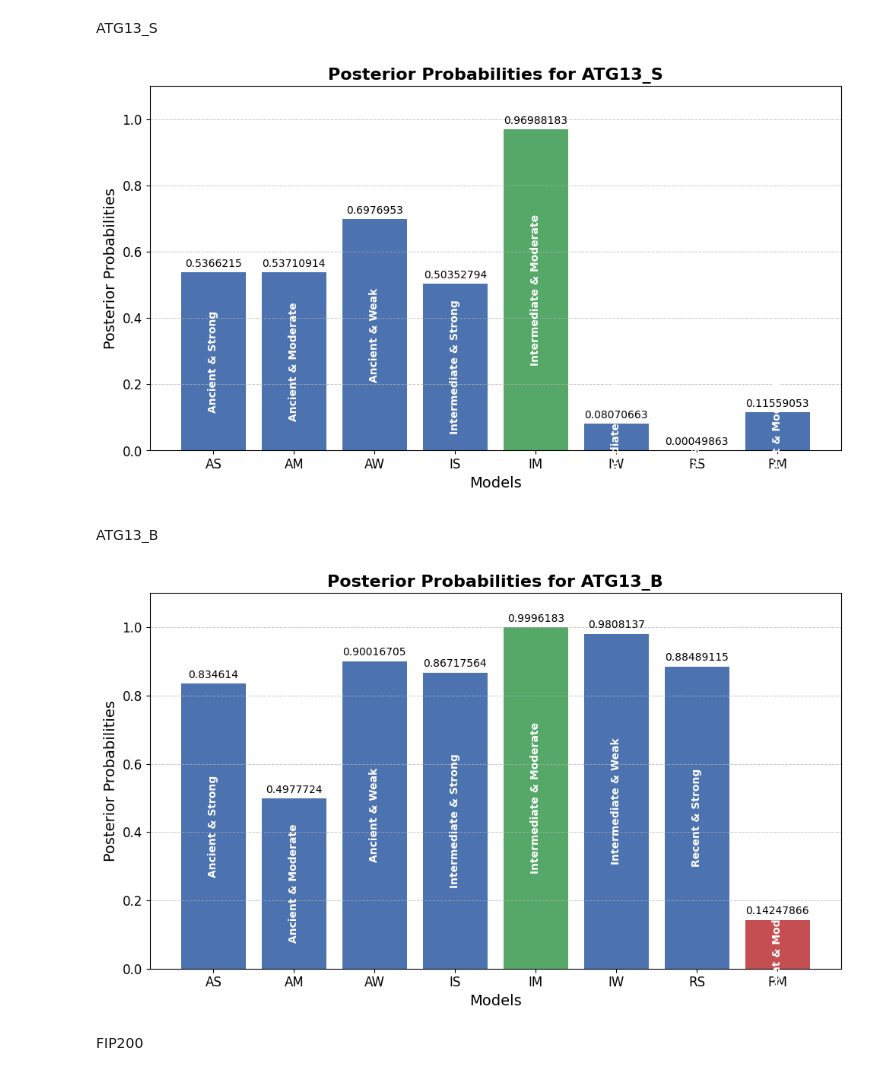
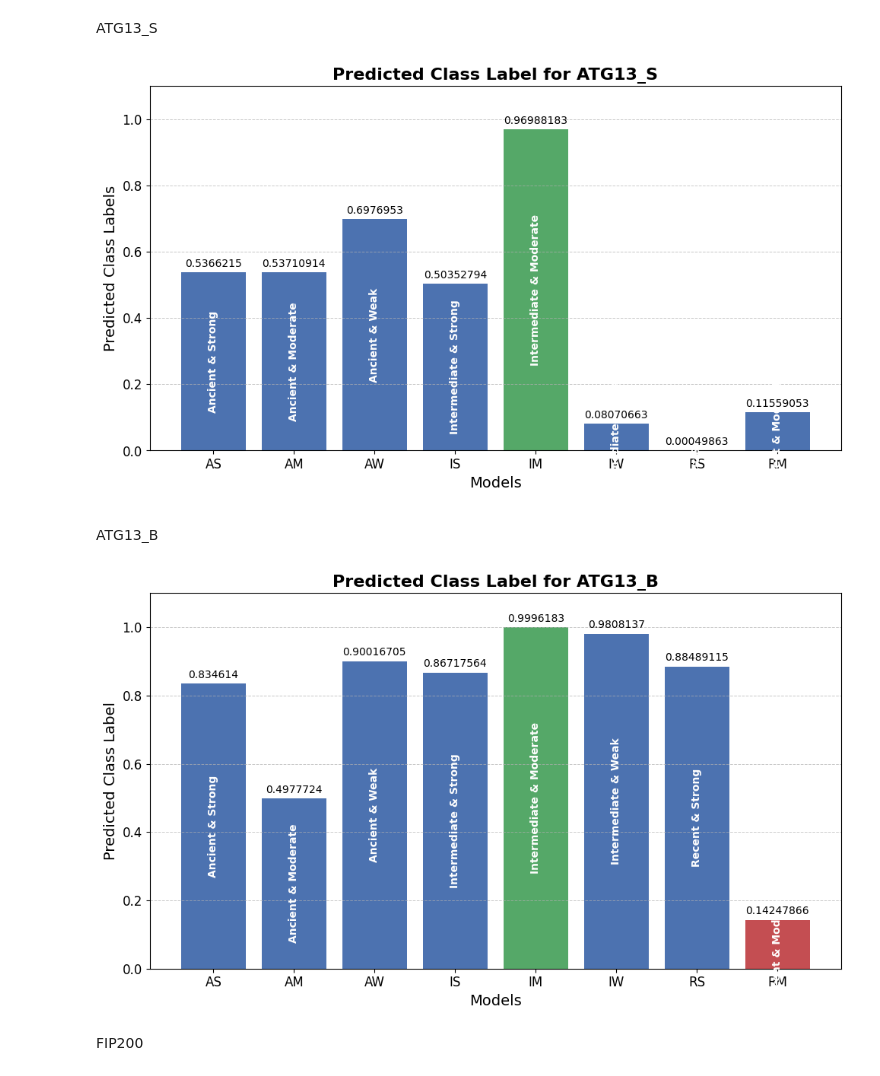
Before and after one commit to Djinho/EvoNet-CNN-Insight, a Jupyter notebook: Autophagy_related_Genes/Autophagy_Related_Genes_test.ipynb, the cells around one changed output. Cells and saved outputs as stored; diff of their text form; code cells hidden in the pictures.

```diff
--- a/Autophagy_related_Genes/Autophagy_Related_Genes_test.ipynb
+++ b/Autophagy_related_Genes/Autophagy_Related_Genes_test.ipynb
@@ -486,7 +486,7 @@ full_names = [
     'Recent & Moderate'
 ]
 
-posterior_probabilities = [
+predicted_class = [
     0.5366215,
     0.53710914,
     0.6976953,
@@ -499,46 +499,46 @@ posterior_probabilities = [
 
 # Color highlighting for highest and lowest values
 colors = ['#4c72b0'] * len(models)  # A more neutral blue color for all bars
-max_index = np.argmax(posterior_probabilities)
-min_index = np.argmin(posterior_probabilities)
+max_index = np.argmax(predicted_class)
+min_index = np.argmin(predicted_class)
 colors[max_index] = '#55a868'  # Green for the highest value
 colors[min_index] = '#c44e52'  # Red for the lowest value
 
 # Plotting
 plt.figure(figsize=(10, 6))
-bars = plt.bar(models, posterior_probabilities, color=colors)
+bars = plt.bar(models, predicted_class, color=colors)
 plt.xlabel('Models', fontsize=14)
-plt.ylabel('Posterior Probabilities', fontsize=14)
-plt.title('Posterior Probabilities for ATG13_S', fontsize=16, weight='bold')
+plt.ylabel('Predicted Class Labels', fontsize=14)
+plt.title('Predicted Class Label for ATG13_S', fontsize=16, weight='bold')
 plt.ylim(0, 1.1)  # Adjust y-axis limit for better visibility
 
 # Adding full names inside the bars, vertically
 for bar, full_name in zip(bars, full_names):
     yval = bar.get_height()
     plt.text(
         bar.get_x() + bar.get_width()/2, yval / 2,  # Place in the middle of the bar
         full_name,
         ha='center',
         va='center',
         rotation='vertical',
         fontsize=10,
         color='white',
         weight='bold'
     )
     plt.text(bar.get_x() + bar.get_width()/2, yval + 0.01, round(yval, 8), ha='center', va='bottom', fontsize=10)
 
 # Adding gridlines for a more scientific look
 plt.grid(True, which='both', axis='y', linestyle='--', linewidth=0.7, alpha=0.7)
 
 # Enhancing overall style
 plt.xticks(fontsize=12)
 plt.yticks(fontsize=12)
 plt.tight_layout()  # Adjust layout to prevent label cutoff
 
 # Show the plot
 plt.show()
 # %% [output]
-[figure, old version]
+[figure, new version]
 # %% [markdown]
 ATG13_B
 # %%
@@ -589,8 +589,8 @@ colors[min_index] = '#c44e52'  # Red for the lowest value
 plt.figure(figsize=(10, 6))
 bars = plt.bar(models, posterior_probabilities, color=colors)
 plt.xlabel('Models', fontsize=14)
-plt.ylabel('Posterior Probabilities', fontsize=14)
-plt.title('Posterior Probabilities for ATG13_B', fontsize=16, weight='bold')
+plt.ylabel('Predicted Class Label', fontsize=14)
+plt.title('Predicted Class Label for ATG13_B', fontsize=16, weight='bold')
 plt.ylim(0, 1.1)  # Adjust y-axis limit for better visibility
 
 # Adding full names inside the bars, vertically
@@ -619,7 +619,7 @@ plt.tight_layout()  # Adjust layout to prevent label cutoff
 # Show the plot
 plt.show()
 # %% [output]
-[figure, old version]
+[figure, new version]
 # %% [markdown]
 FIP200
 # %%
```
Also changed, not shown: parts of 3 cells of this notebook.
